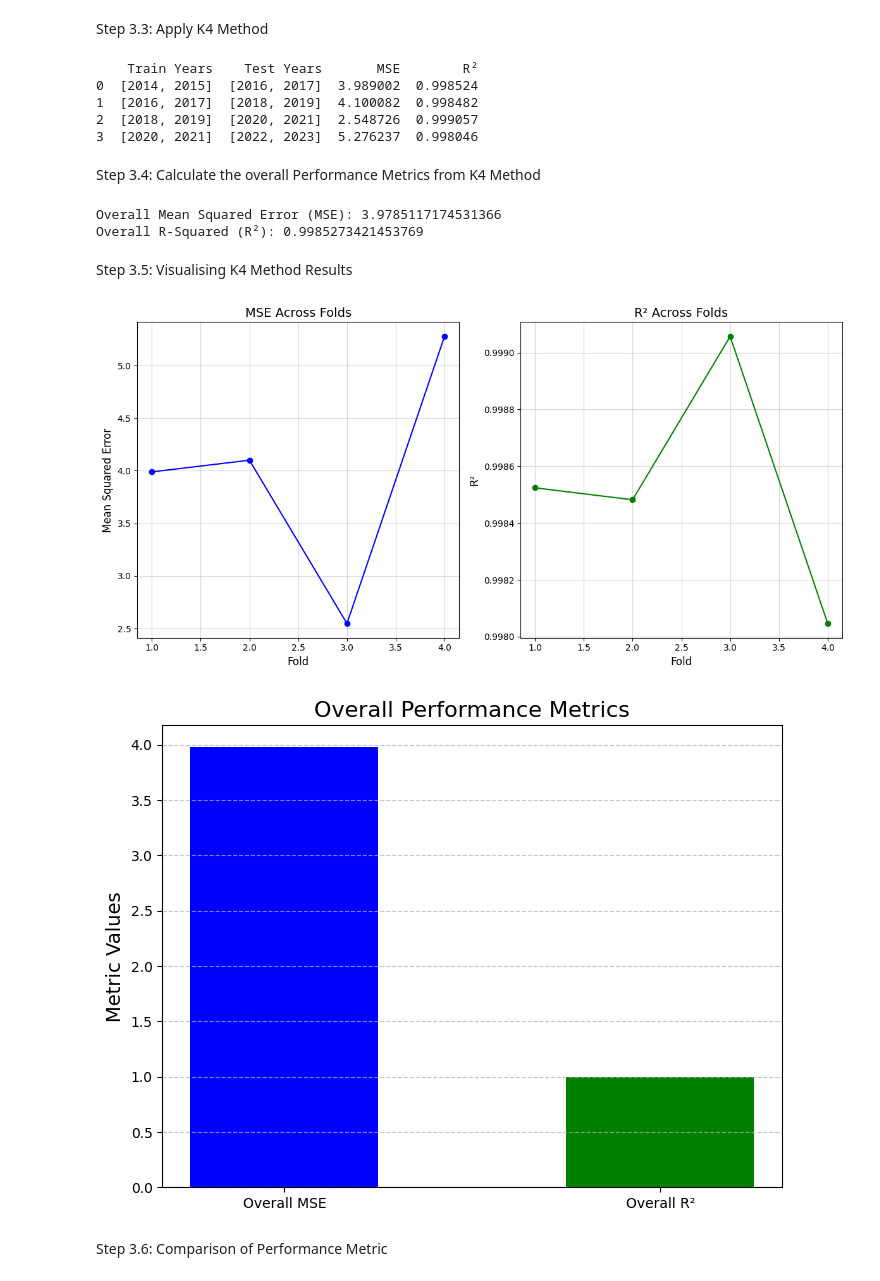
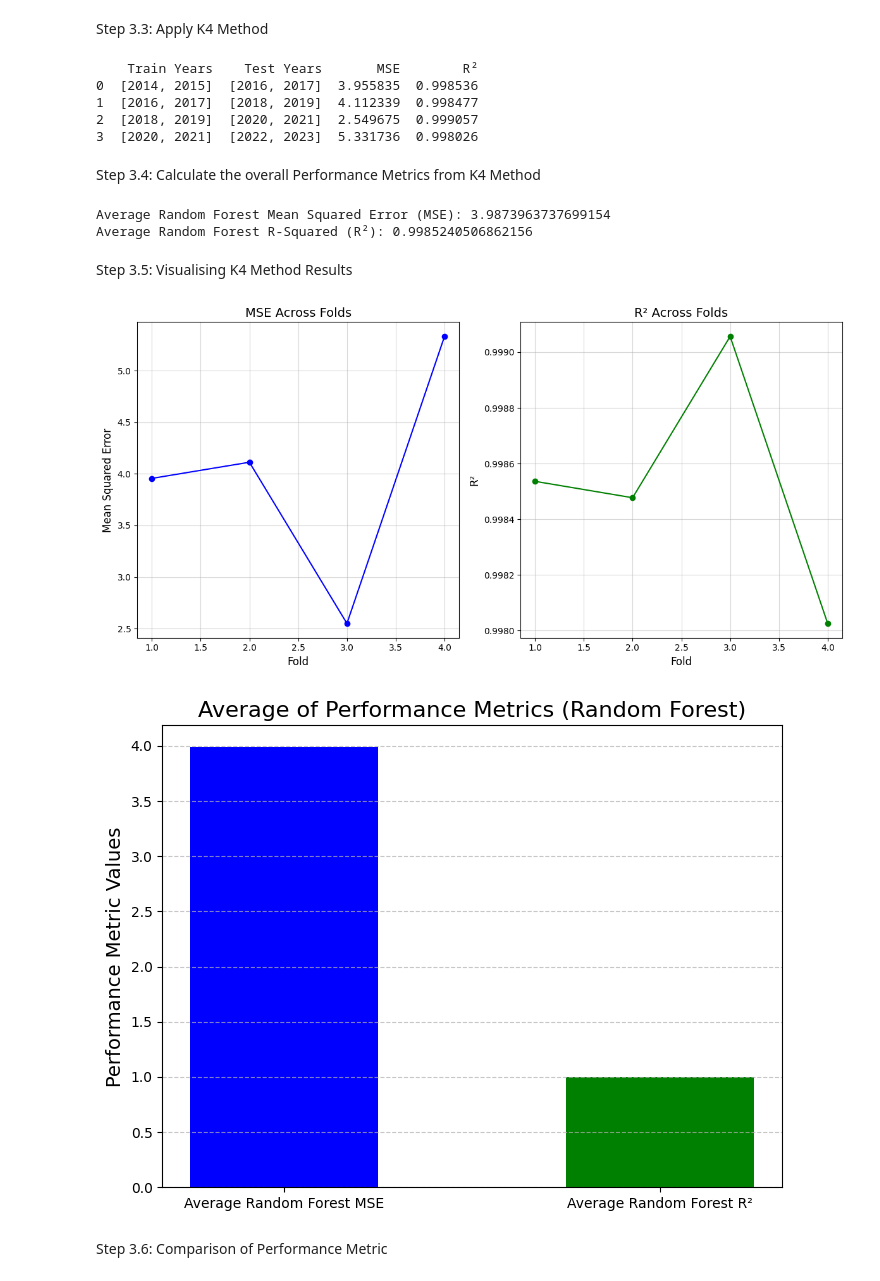
Before and after one commit to Urusha-Bajracharya3950/Engg680_Digital_Engineering_Project_Group_5, a Jupyter notebook: Model_Development/Group_Project.ipynb, the cells around one changed output. Cells and saved outputs as stored; diff of their text form; code cells hidden in the pictures.

```diff
--- a/Model_Development/Group_Project.ipynb
+++ b/Model_Development/Group_Project.ipynb
@@ -208,6 +211,7 @@ historical_data['Date'] = pd.to_datetime(historical_data['Date'])
 weather_data['Date'] = pd.to_datetime(weather_data['Date'])
 
 # Drop duplicate or irrelevant columns before merging
+water_quality_data = water_quality_data.drop(columns=['Year', 'Day'], errors='ignore')
 historical_data = historical_data.drop(columns=['Year', 'Day'], errors='ignore')
 weather_data = weather_data.drop(columns=['Year', 'Day'], errors='ignore')
 
@@ -533,7 +501,7 @@ feature_columns = merged_dataset.select_dtypes(include=['float64', 'int64']).col
 )
 
 # Function for K4 method including MSE
-def k4_random_forest_with_mse(data, target_column, feature_columns):
+def k4_rf_results(data, target_column, feature_columns):
     results = []
     years = sorted(data['Year'].unique())
 
@@ -553,92 +521,92 @@ def k4_random_forest_with_mse(data, target_column, feature_columns):
         rf_model.fit(X_train, y_train)
 
         y_pred = rf_model.predict(X_test)
-        mse = mean_squared_error(y_test, y_pred)
-        r2 = r2_score(y_test, y_pred)
+        rf_mse = mean_squared_error(y_test, y_pred)
+        rf_r2 = r2_score(y_test, y_pred)
 
-        results.append({'Train Years': train_years, 'Test Years': test_years, 'MSE': mse, 'R²': r2})
+        results.append({'Train Years': train_years, 'Test Years': test_years, 'MSE': rf_mse, 'R²': rf_r2})
 
     return results
 
 # Apply the K4 method with MSE
-k4_results_with_mse = k4_random_forest_with_mse(merged_dataset, target_column, feature_columns)
+k4_rf_results = k4_rf_results(merged_dataset, target_column, feature_columns)
 
 # Convert results to a DataFrame
-k4_results_with_mse_df = pd.DataFrame(k4_results_with_mse)
+k4_rf_results_df = pd.DataFrame(k4_rf_results)
 
-print(k4_results_with_mse_df)
+print(k4_rf_results_df)
 # %% [output]
     Train Years    Test Years       MSE        R²
-0  [2014, 2015]  [2016, 2017]  3.989002  0.998524
-1  [2016, 2017]  [2018, 2019]  4.100082  0.998482
-2  [2018, 2019]  [2020, 2021]  2.548726  0.999057
-3  [2020, 2021]  [2022, 2023]  5.276237  0.998046
+0  [2014, 2015]  [2016, 2017]  3.955835  0.998536
+1  [2016, 2017]  [2018, 2019]  4.112339  0.998477
+2  [2018, 2019]  [2020, 2021]  2.549675  0.999057
+3  [2020, 2021]  [2022, 2023]  5.331736  0.998026
 # %% [markdown]
 Step 3.4: Calculate the overall Performance Metrics from K4 Method
 # %%
 # Function to calculate the overall MSE and R²
-def calculate_overall_metrics(k4_results):
-    mse_values = [result['MSE'] for result in k4_results]
-    r2_values = [result['R²'] for result in k4_results]
+def average_rf_k4_results(k4_rf_results):
+    rf_mse_values = [result['MSE'] for result in k4_rf_results]
+    rf_r2_values = [result['R²'] for result in k4_rf_results]
 
-    overall_mse = sum(mse_values) / len(mse_values)
-    overall_r2 = sum(r2_values) / len(r2_values)
+    average_rf_mse = sum(rf_mse_values) / len(rf_mse_values)
+    average_rf_r2 = sum(rf_r2_values) / len(rf_r2_values)
 
-    return overall_mse, overall_r2
+    return average_rf_mse, average_rf_r2
 
 # Calculate overall metrics
-overall_mse, overall_r2 = calculate_overall_metrics(k4_results_with_mse)
+average_rf_mse, average_rf_r2 = average_rf_k4_results(k4_rf_results)
 
 # Print the overall results
-print(f"Overall Mean Squared Error (MSE): {overall_mse}")
-print(f"Overall R-Squared (R²): {overall_r2}")
+print(f"Average Random Forest Mean Squared Error (MSE): {average_rf_mse}")
+print(f"Average Random Forest R-Squared (R²): {average_rf_r2}")
 # %% [output]
-Overall Mean Squared Error (MSE): 3.9785117174531366
-Overall R-Squared (R²): 0.9985273421453769
+Average Random Forest Mean Squared Error (MSE): 3.9873963737699154
+Average Random Forest R-Squared (R²): 0.9985240506862156
 # %% [markdown]
 Step 3.5: Visualising K4 Method Results
 # %%
 # Prepare data for visualization
-mse_values = [result['MSE'] for result in k4_results_with_mse]
-r2_values = [result['R²'] for result in k4_results_with_mse]
-folds = range(1, len(k4_results_with_mse) + 1)
+rf_mse_values = [result['MSE'] for result in k4_rf_results]
+rf_r2_values = [result['R²'] for result in k4_rf_results]
+folds = range(1, len(k4_rf_results) + 1)
 
 # Visualizing MSE and R² for each fold
 plt.figure(figsize=(12, 6))
 
 # Plot MSE for each fold
 plt.subplot(1, 2, 1)
-plt.plot(folds, mse_values, marker='o', linestyle='-', label='MSE', color='blue')
+plt.plot(folds, rf_mse_values, marker='o', linestyle='-', label='MSE', color='blue')
 plt.title('MSE Across Folds', fontsize=14)
 plt.xlabel('Fold', fontsize=12)
 plt.ylabel('Mean Squared Error', fontsize=12)
 plt.grid(alpha=0.5)
 
 # Plot R² for each fold
 plt.subplot(1, 2, 2)
-plt.plot(folds, r2_values, marker='o', linestyle='-', label='R²', color='green')
+plt.plot(folds, rf_r2_values, marker='o', linestyle='-', label='R²', color='green')
 plt.title('R² Across Folds', fontsize=14)
 plt.xlabel('Fold', fontsize=12)
 plt.ylabel('R²', fontsize=12)
 plt.grid(alpha=0.5)
 
 # Display the plots
 plt.tight_layout()
 plt.show()
 
 # Overall MSE and R² as a bar chart
-overall_metrics = ['Overall MSE', 'Overall R²']
-overall_values = [overall_mse, overall_r2]
+average_rf_metrics = ['Average Random Forest MSE', 'Average Random Forest R²']
+average_rf_values = [average_rf_mse, average_rf_r2]
 
 plt.figure(figsize=(8, 6))
-plt.bar(overall_metrics, overall_values, color=['blue', 'green'], width=0.5)
-plt.title("Overall Performance Metrics", fontsize=16)
-plt.ylabel("Metric Values", fontsize=14)
+plt.bar(average_rf_metrics, average_rf_values, color=['blue', 'green'], width=0.5)
+plt.title("Average of Performance Metrics (Random Forest)", fontsize=16)
+plt.ylabel("Performance Metric Values", fontsize=14)
 plt.grid(axis='y', linestyle='--', alpha=0.7)
 plt.show()
 # %% [output]
-[figure, old version]
+[figure, new version]
-[figure, old version]
+[figure, new version]
 # %% [markdown]
 Step 3.6: Comparison of Performance Metric
 # %%
```
Also changed, not shown: parts of 18 cells of this notebook.
